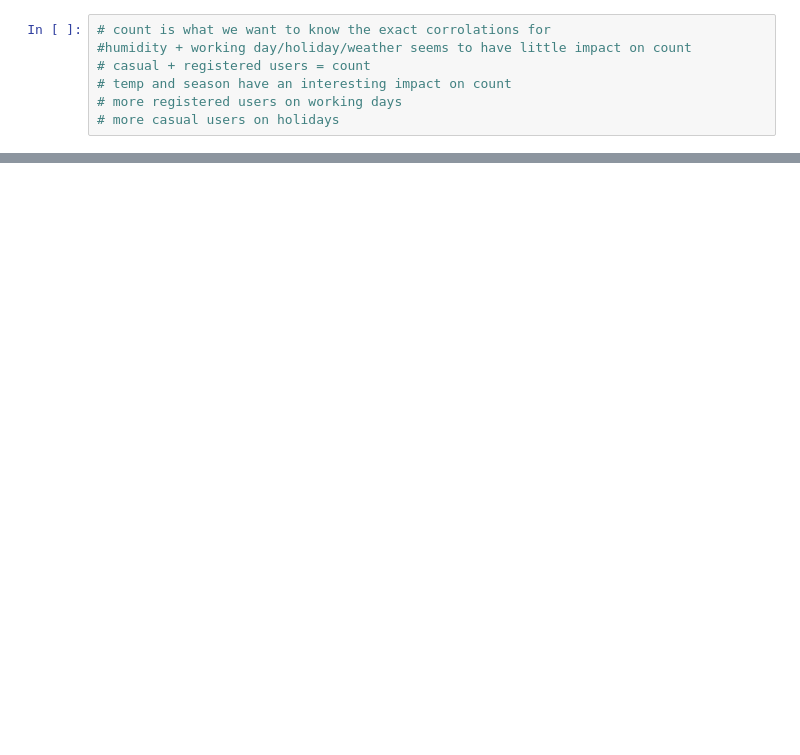
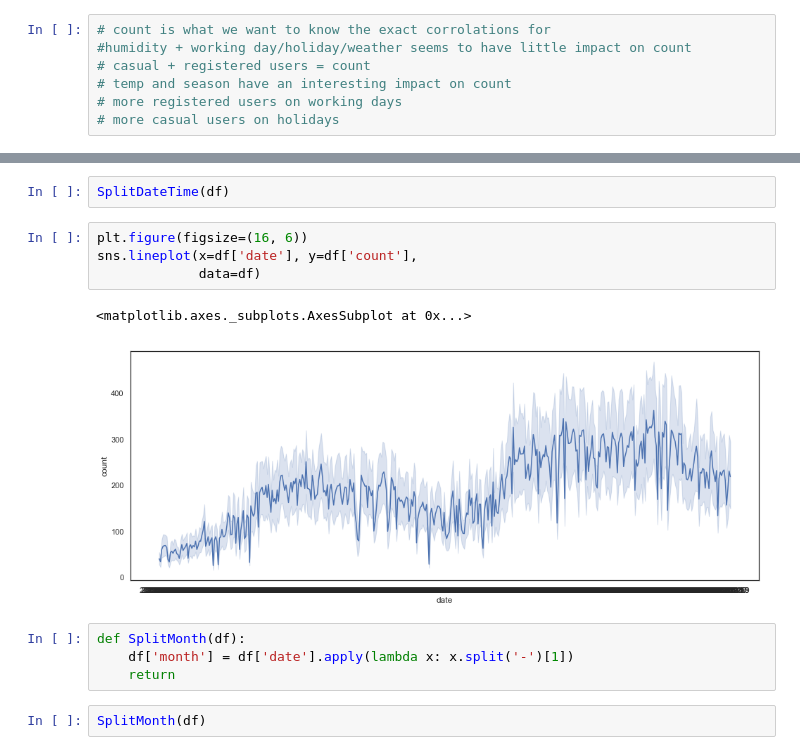
Before and after one commit to LevanAGit/bikeshare_timeseries_analysis, a Jupyter notebook: bikeshare_timeseries_analysis.ipynb, the cells around one changed output, grey strips where cells are left out. Saved outputs shown, nothing was run; the diff lists cells and outputs as text; blank space fills up the shorter version.

```diff
--- a/bikeshare_timeseries_analysis.ipynb
+++ b/bikeshare_timeseries_analysis.ipynb
@@ -123,0 +104,15 @@ sns.pairplot(df)
+# %%
+SplitDateTime(df)
+# %%
+plt.figure(figsize=(16, 6))
+sns.lineplot(x=df['date'], y=df['count'],
+             data=df)
+# %% [output]
+<matplotlib.axes._subplots.AxesSubplot at 0x...>
+[figure, added]
+# %%
+def SplitMonth(df):
+    df['month'] = df['date'].apply(lambda x: x.split('-')[1])
+    return
+# %%
+SplitMonth(df)
```
Also changed, not shown: parts of 41 cells of this notebook.
